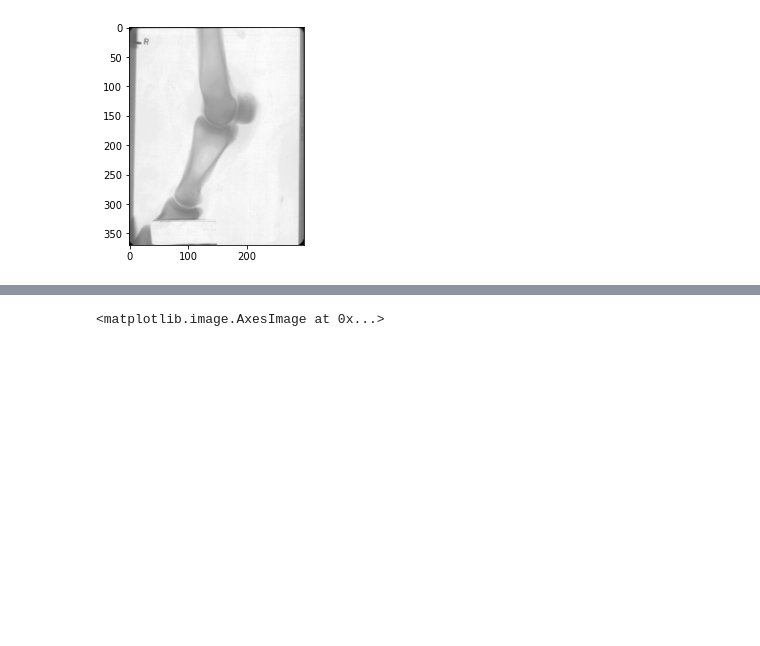
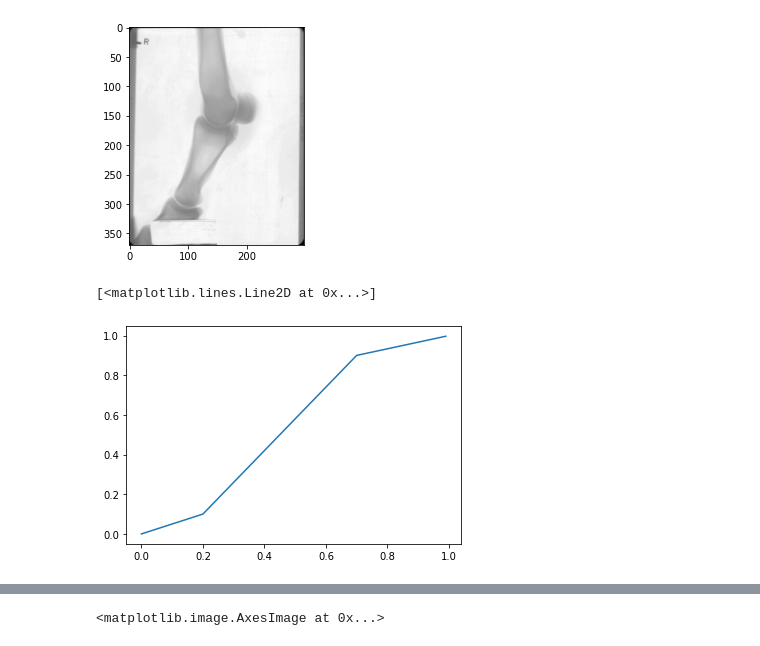
Before and after one commit to PaPablo/pdi-mdp, a Jupyter notebook: practica/01/tp01.ipynb, the cells around one changed output, grey strips where cells are left out. Saved outputs shown, nothing was run; the diff lists cells and outputs as text; code cells hidden in the pictures; blank space fills up the shorter version.

```diff
--- a/practica/01/tp01.ipynb
+++ b/practica/01/tp01.ipynb
@@ -100 +128,12 @@ def contrast_stretch(im, lower, upper):
+# %%
+f = lineal_by_parts([(0,0),(.2,.1),(.7,.9), (1,1)])
+xs = np.arange(0,1, 0.01)
+ys = [f(x) for x in xs]
+
+fig, ax = plt.subplots()
+
+plt.plot(xs,ys)
+# %% [output]
+[<matplotlib.lines.Line2D at 0x...>]
+[figure, added]
 # %%
```
Also changed, not shown: parts of 4 cells of this notebook, 1 other file.
